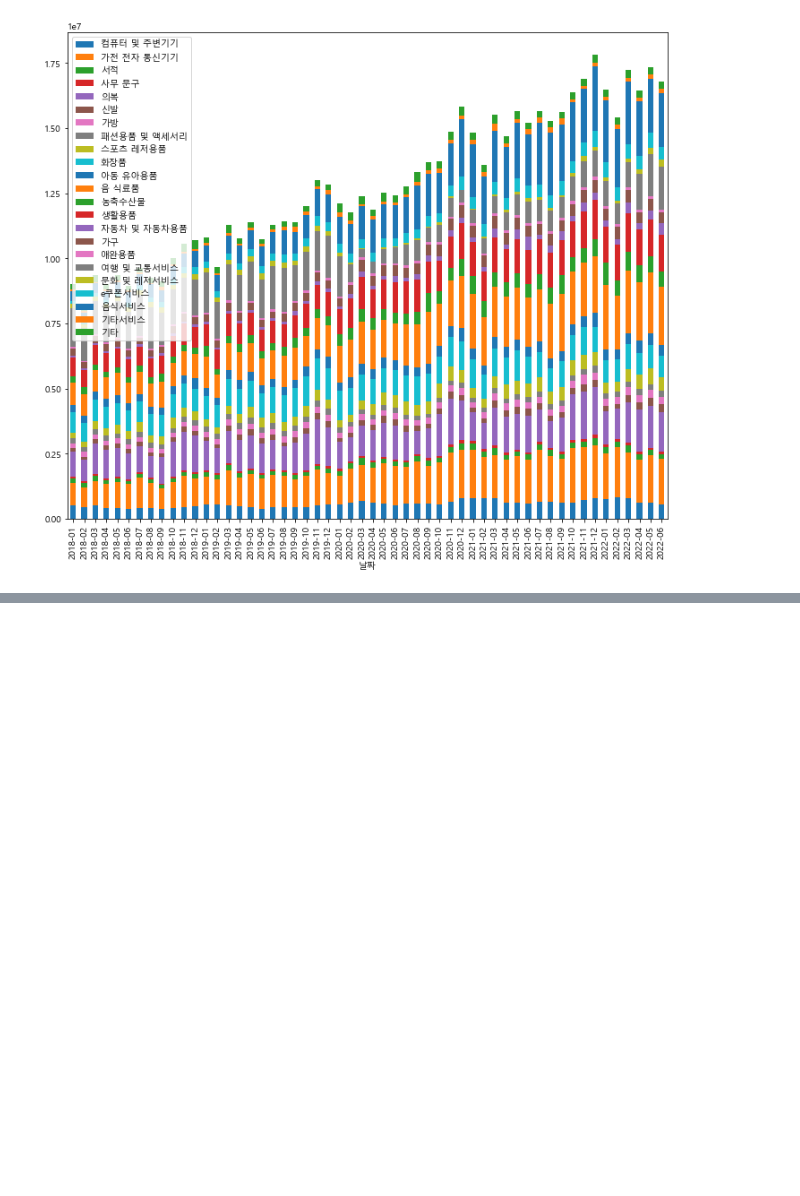
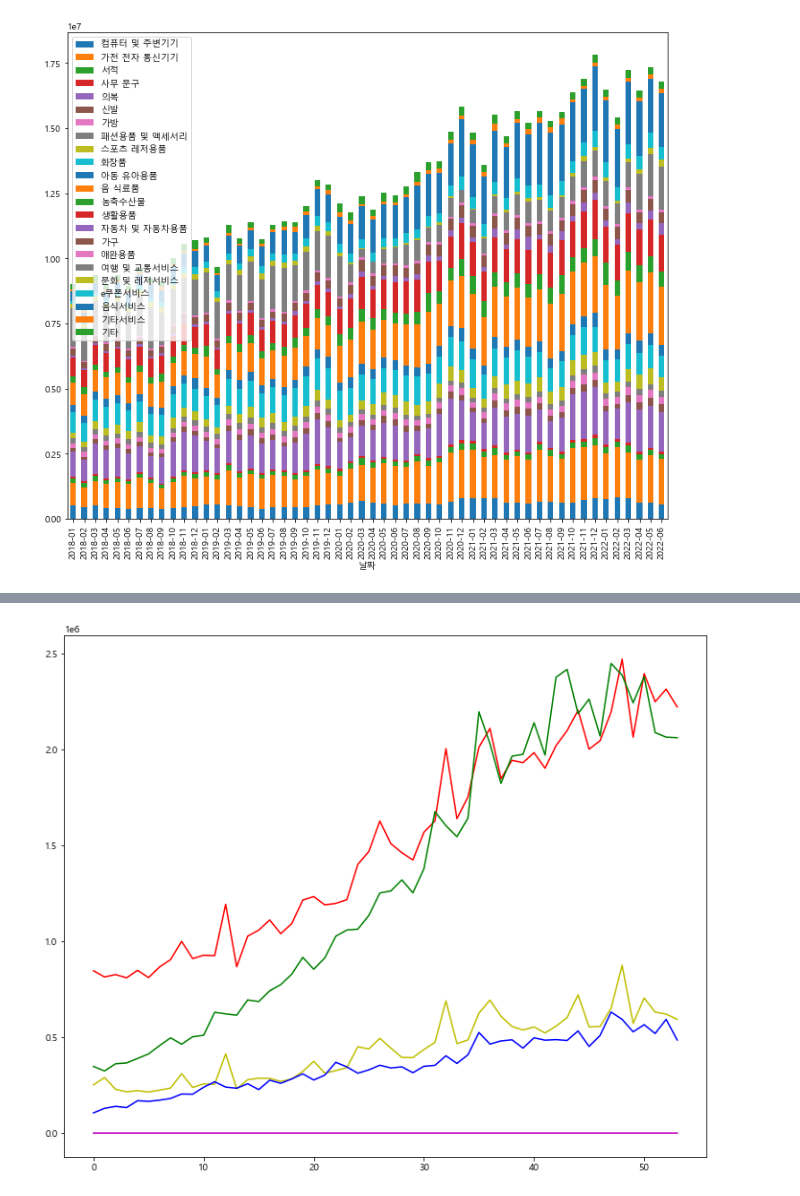
Before and after one commit to jkim0313/project1_dajopay, a Jupyter notebook: preprocess.ipynb, the cells around one changed output, grey strips where cells are left out. Cells and saved outputs as stored; diff of their text form; code cells hidden in the pictures; blank space fills up the shorter version.

```diff
--- a/preprocess.ipynb
+++ b/preprocess.ipynb
@@ -362,0 +395,3 @@ plt.show()
+# %%
+df_food_service_cpi = pd.merge(df_food_service, cpi_df, how="left", left_index=True, right_index=True)
+df_food_service_cpi.head()
@@ -362,0 +406,3 @@ plt.show()
+# %%
+df_food_service_cpi.reset_index(inplace=True)
+df_food_service_cpi.head()
@@ -362,0 +416,2 @@ plt.show()
+# %%
+df_food_service_cpi[["음 식료품", "농축수산물", "e쿠폰서비스", "음식서비스"]] = df_food_service_cpi[["음 식료품", "농축수산물", "e쿠폰서비스", "음식서비스"]].astype(float)
@@ -362,0 +433,11 @@ plt.show()
+# %%
+plt.figure(figsize=(12,10))
+
+plt.plot(df_food_service_cpi["음 식료품"], color="r")
+plt.plot(df_food_service_cpi["농축수산물"], color="y")
+plt.plot(df_food_service_cpi["e쿠폰서비스"], color="b")
+plt.plot(df_food_service_cpi["음식서비스"], color="g")
+plt.plot(df_food_service_cpi["전국"], color="m")
+plt.show()
+# %% [output]
+[figure, added]
```
Also changed, not shown: parts of 10 cells of this notebook.
